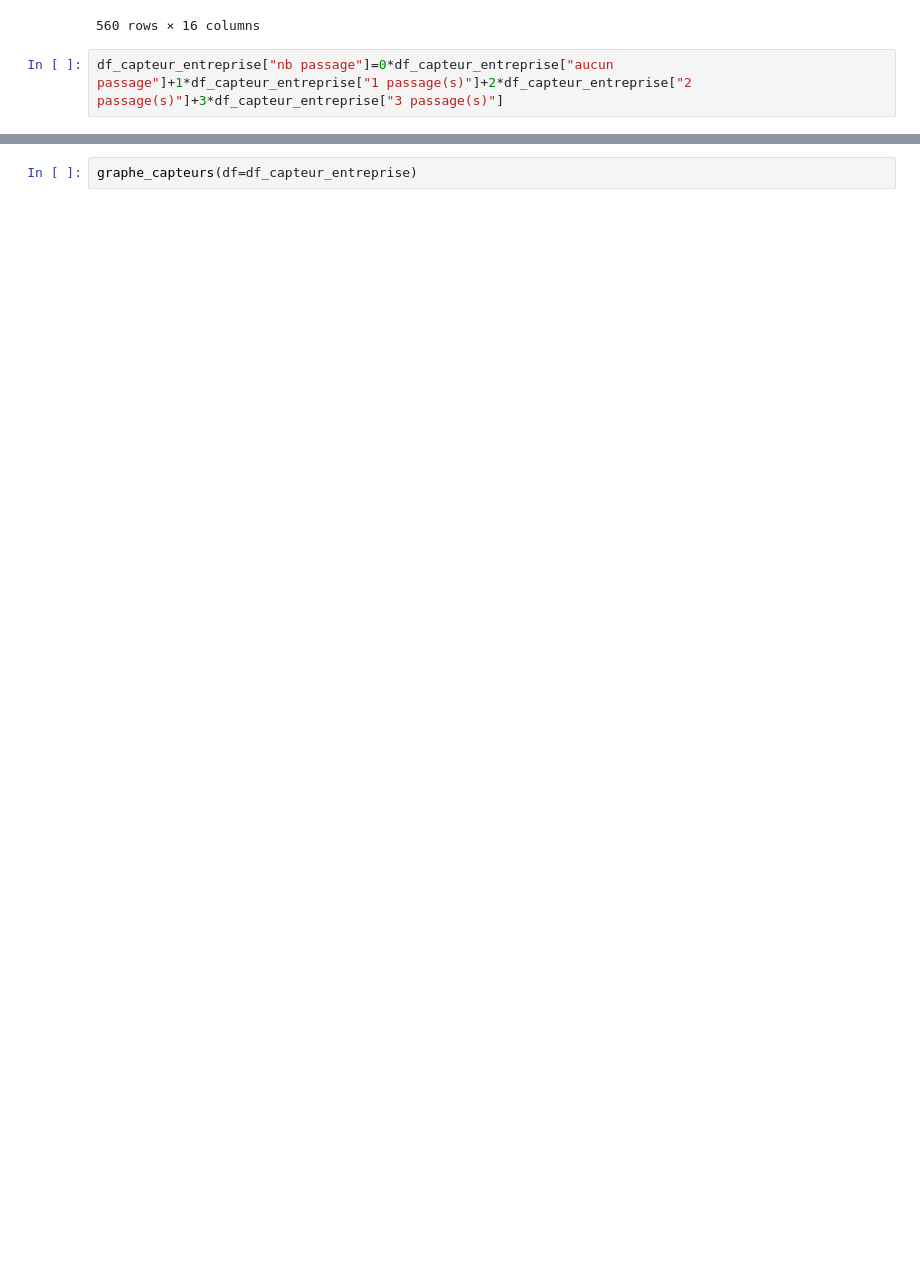
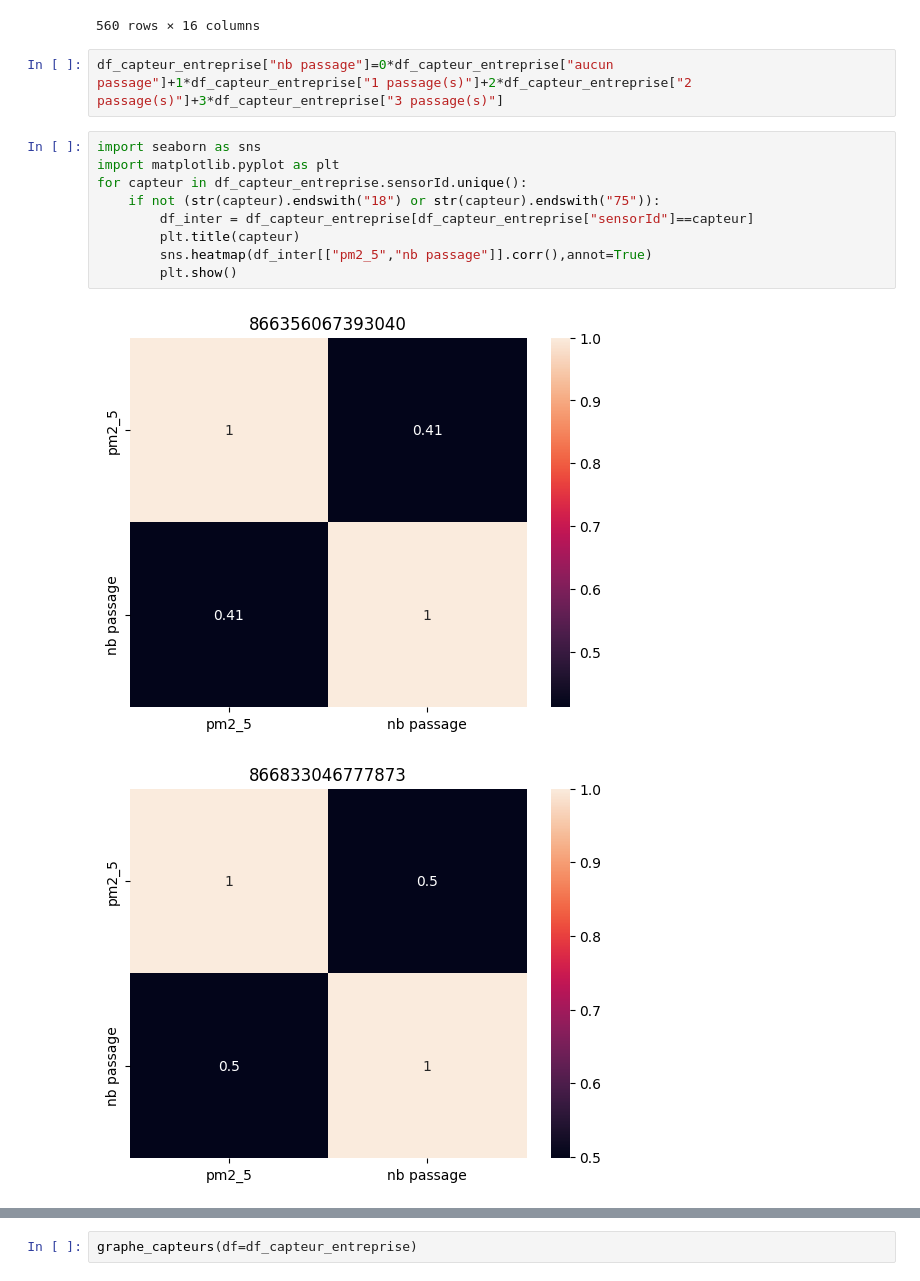
Before and after one commit to eSaleh/P6_Systeme_annotation_donnees_polution, a Jupyter notebook: yolov7-deepsort-tracking/classification_events.ipynb, the cells around one changed output, grey strips where cells are left out. Cells and saved outputs as stored; diff of their text form; blank space fills up the shorter version.

```diff
--- a/yolov7-deepsort-tracking/classification_events.ipynb
+++ b/yolov7-deepsort-tracking/classification_events.ipynb
@@ -102,3 +85,15 @@ df_capteur_entreprise
 560 rows × 16 columns
 # %%
 df_capteur_entreprise["nb passage"]=0*df_capteur_entreprise["aucun passage"]+1*df_capteur_entreprise["1 passage(s)"]+2*df_capteur_entreprise["2 passage(s)"]+3*df_capteur_entreprise["3 passage(s)"]
+# %%
+import seaborn as sns
+import matplotlib.pyplot as plt
+for capteur in df_capteur_entreprise.sensorId.unique():
+    if not (str(capteur).endswith("18") or str(capteur).endswith("75")):
+        df_inter = df_capteur_entreprise[df_capteur_entreprise["sensorId"]==capteur]
+        plt.title(capteur)
+        sns.heatmap(df_inter[["pm2_5","nb passage"]].corr(),annot=True)
+        plt.show()
+# %% [output]
+[figure, added]
+[figure, added]
```
Also changed, not shown: parts of 5 cells of this notebook, 21 other files.
